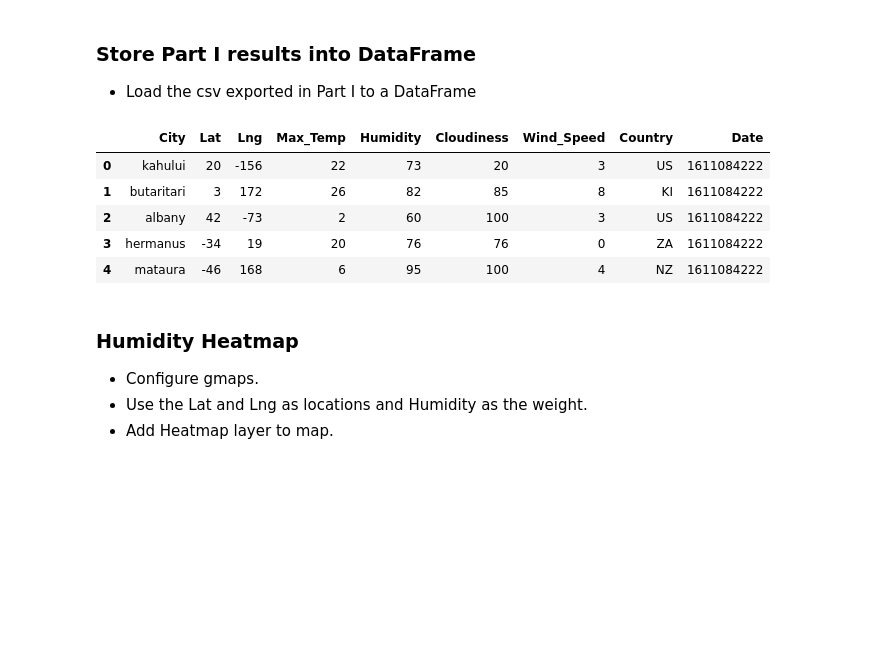
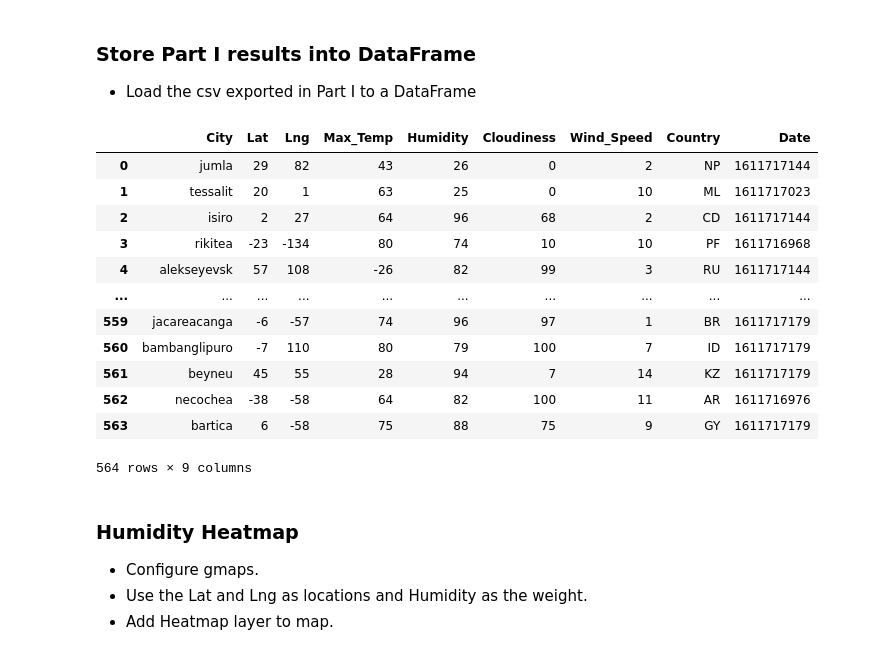
Before and after one commit to cjbeimfohr13/Python-Api-Challenge, a Jupyter notebook: WeatherPy/VacationPy.ipynb, the cells around one changed output. Drawn from its saved outputs; the diff is of its cells as text; code cells hidden in the pictures; blank space fills up the shorter version.

```diff
--- a/WeatherPy/VacationPy.ipynb
+++ b/WeatherPy/VacationPy.ipynb
@@ -23,14 +23,21 @@ from api_keys import g_key
 * Load the csv exported in Part I to a DataFrame
 # %%
 clean_city_data=pd.read_csv("clean_city_data.csv")
-clean_city_data.head()
+clean_city_data
 # %% [output]
 |  | City | Lat | Lng | Max_Temp | Humidity | Cloudiness | Wind_Speed | Country | Date |
-| 0 | kahului | 20 | -156 | 22 | 73 | 20 | 3 | US | 1611084222 |
-| 1 | butaritari | 3 | 172 | 26 | 82 | 85 | 8 | KI | 1611084222 |
-| 2 | albany | 42 | -73 | 2 | 60 | 100 | 3 | US | 1611084222 |
-| 3 | hermanus | -34 | 19 | 20 | 76 | 76 | 0 | ZA | 1611084222 |
-| 4 | mataura | -46 | 168 | 6 | 95 | 100 | 4 | NZ | 1611084222 |
+| 0 | jumla | 29 | 82 | 43 | 26 | 0 | 2 | NP | 1611717144 |
+| 1 | tessalit | 20 | 1 | 63 | 25 | 0 | 10 | ML | 1611717023 |
+| 2 | isiro | 2 | 27 | 64 | 96 | 68 | 2 | CD | 1611717144 |
+| 3 | rikitea | -23 | -134 | 80 | 74 | 10 | 10 | PF | 1611716968 |
+| 4 | alekseyevsk | 57 | 108 | -26 | 82 | 99 | 3 | RU | 1611717144 |
+| ... | ... | ... | ... | ... | ... | ... | ... | ... | ... |
+| 559 | jacareacanga | -6 | -57 | 74 | 96 | 97 | 1 | BR | 1611717179 |
+| 560 | bambanglipuro | -7 | 110 | 80 | 79 | 100 | 7 | ID | 1611717179 |
+| 561 | beyneu | 45 | 55 | 28 | 94 | 7 | 14 | KZ | 1611717179 |
+| 562 | necochea | -38 | -58 | 64 | 82 | 100 | 11 | AR | 1611716976 |
+| 563 | bartica | 6 | -58 | 75 | 88 | 75 | 9 | GY | 1611717179 |
+564 rows × 9 columns
 # %% [markdown]
 ### Humidity Heatmap
 * Configure gmaps.
```
Also changed, not shown: parts of 12 cells of this notebook, 3 other files.
